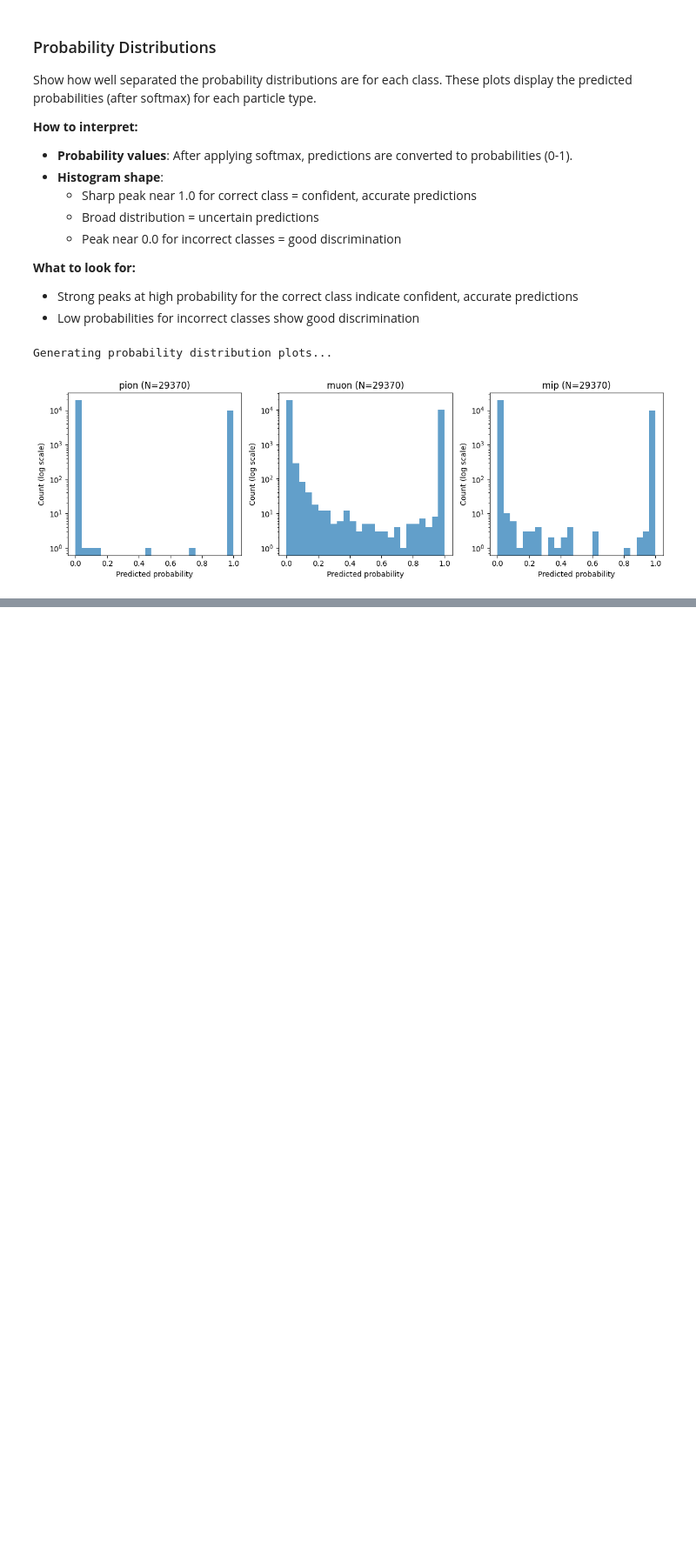
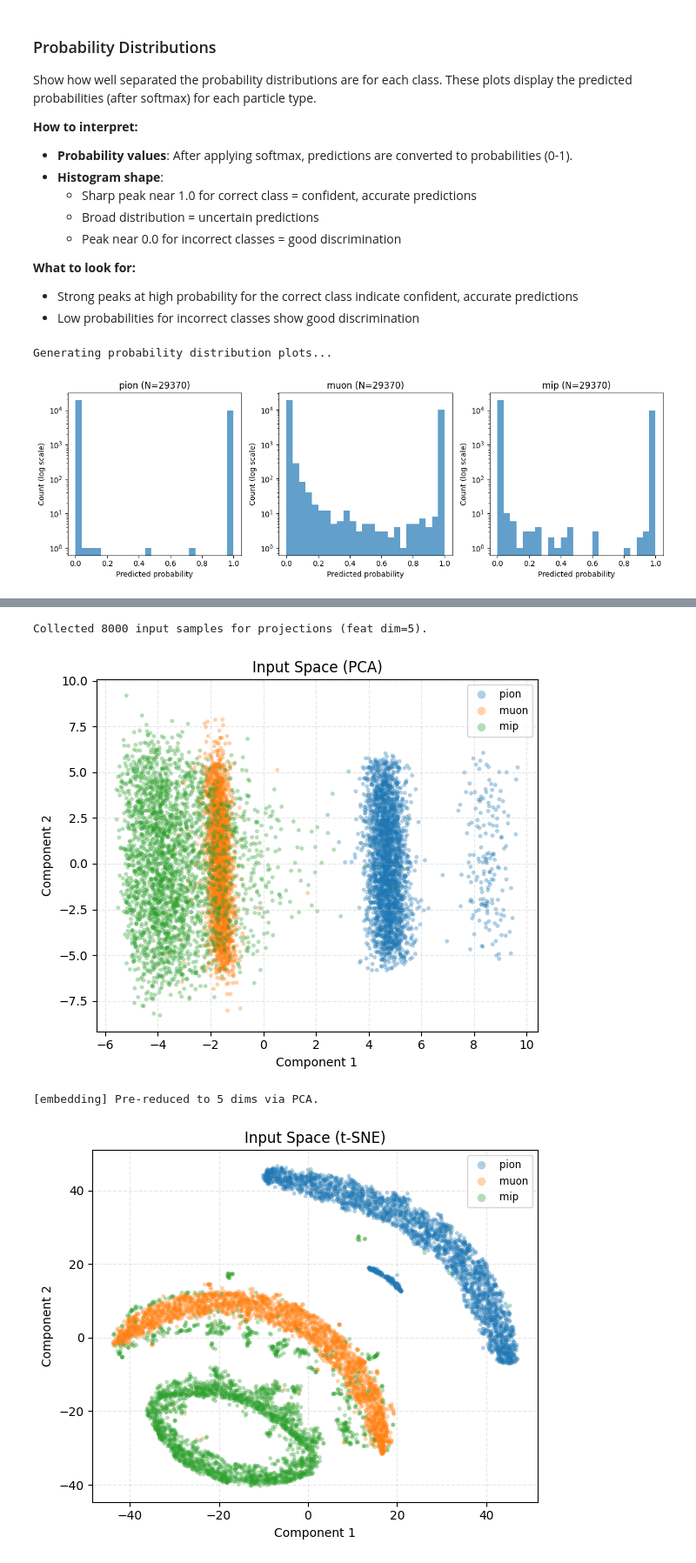
Before and after one commit to jaca230/pioneerML, a Jupyter notebook: notebooks/validation/validate_group_classifier.ipynb, the cells around one changed output, grey strips where cells are left out. Shown: that part at 87% size. Saved outputs shown, nothing was run; the diff lists cells and outputs as text; code cells hidden in the pictures; blank space fills up the shorter version.

Commit message:
spruced up group classifier validation notebook

```diff
--- a/notebooks/validation/validate_group_classifier.ipynb
+++ b/notebooks/validation/validate_group_classifier.ipynb
@@ -427,0 +461,79 @@ Generating probability distribution plots...
+# %%
+# Input-space projections (raw node features)
+import numpy as np
+import torch
+
+# Aggregate per-graph features by averaging node features to visualize the input space directly.
+max_input_samples = 8000
+input_feats = []
+input_targets = []
+
+# Sample graphs uniformly at random from the full validation set to avoid early-batch bias
+rng = np.random.default_rng(42)
+sample_count = min(max_input_samples, len(val_dataset))
+rand_indices = rng.choice(len(val_dataset), size=sample_count, replace=False)
+
+with torch.no_grad():
+    for idx in rand_indices:
+        data = val_dataset[idx]
+        node_feats = data.x
+        if node_feats is None or node_feats.numel() == 0:
+            continue
+        input_feats.append(node_feats.mean(dim=0).cpu().numpy())
+        if hasattr(data, "y"):
+            input_targets.append(data.y.detach().cpu().numpy())
+
+input_feats = np.asarray(input_feats, dtype=np.float32)
+input_targets = (
+    np.asarray(input_targets) if input_targets else targets[: len(input_feats)]
+)
+
+print(f"Collected {len(input_feats)} input samples for projections (feat dim={input_feats.shape[1] if input_feats.size else 0}).")
+
+# PCA of input space
+plot_embedding_space(
+    embeddings=input_feats,
+    targets=input_targets,
+    class_names=class_names,
+    method="pca",
+    title="Input Space (PCA)",
+    random_state=42,
+    max_samples=max_input_samples,
+    show=True,
+    verbose=True,
+)
+
+# t-SNE of input space
+plot_embedding_space(
+    embeddings=input_feats,
+    targets=input_targets,
+    class_names=class_names,
+    method="tsne",
+    title="Input Space (t-SNE)",
+    perplexity=150.0,
+    n_components=2,
+    random_state=42,
+    max_samples=max_input_samples,
+    pre_pca_components=min(30, input_feats.shape[1]) if input_feats.size else None,
+    show=True,
+    verbose=True,
+)
+
+# UMAP (Warning, this is an expensive algorithm, especially for higher dimensions. It can take quite some time)
+'''
+plot_embedding_space(
+    embeddings=input_feats,
+    targets=input_targets,
+    class_names=class_names,
+    method="umap",
+    title="Input Space (UMAP)",
+    n_components=2,
+    random_state=42,
+    show=True,
+)
+'''
+# %% [output]
+Collected 8000 input samples for projections (feat dim=5).
+[figure, added]
+[embedding] Pre-reduced to 5 dims via PCA.
+[figure, added]
```
Also changed, not shown: parts of 5 cells of this notebook, 4 other files.
